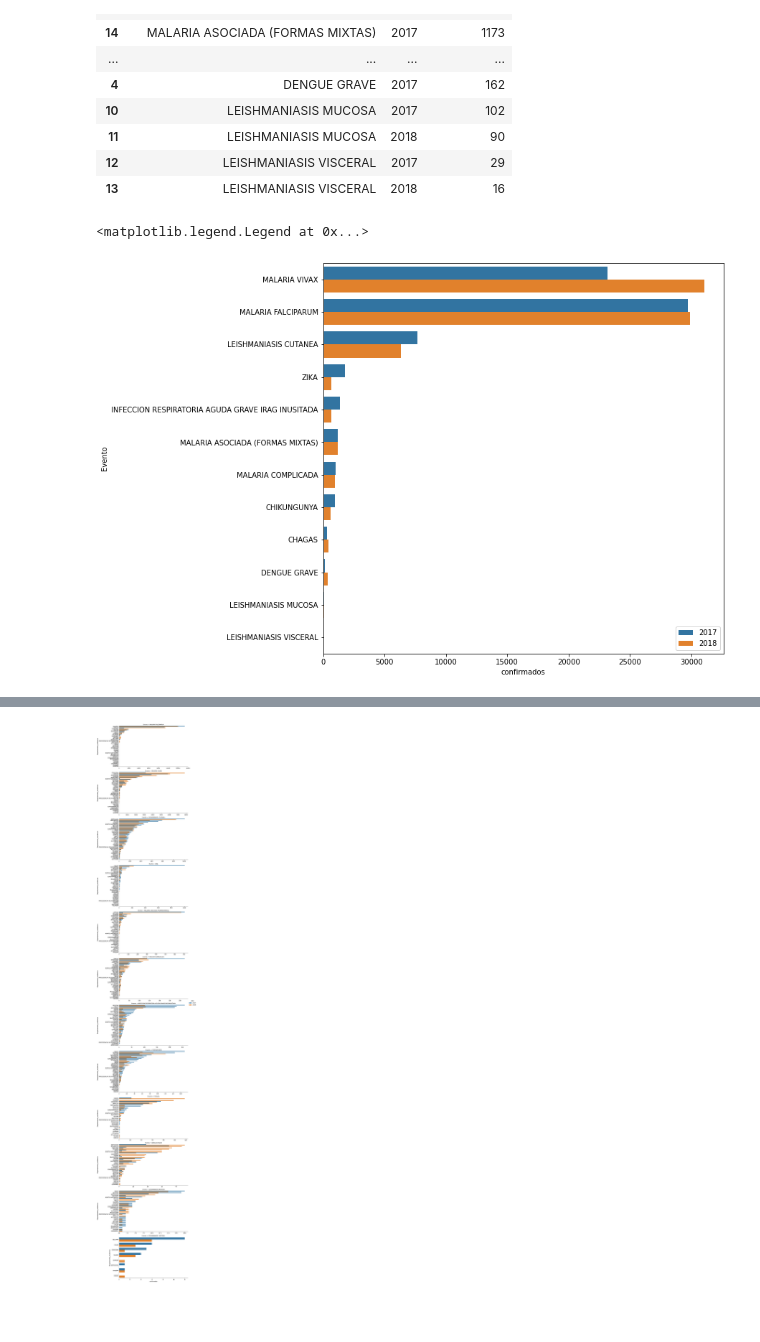
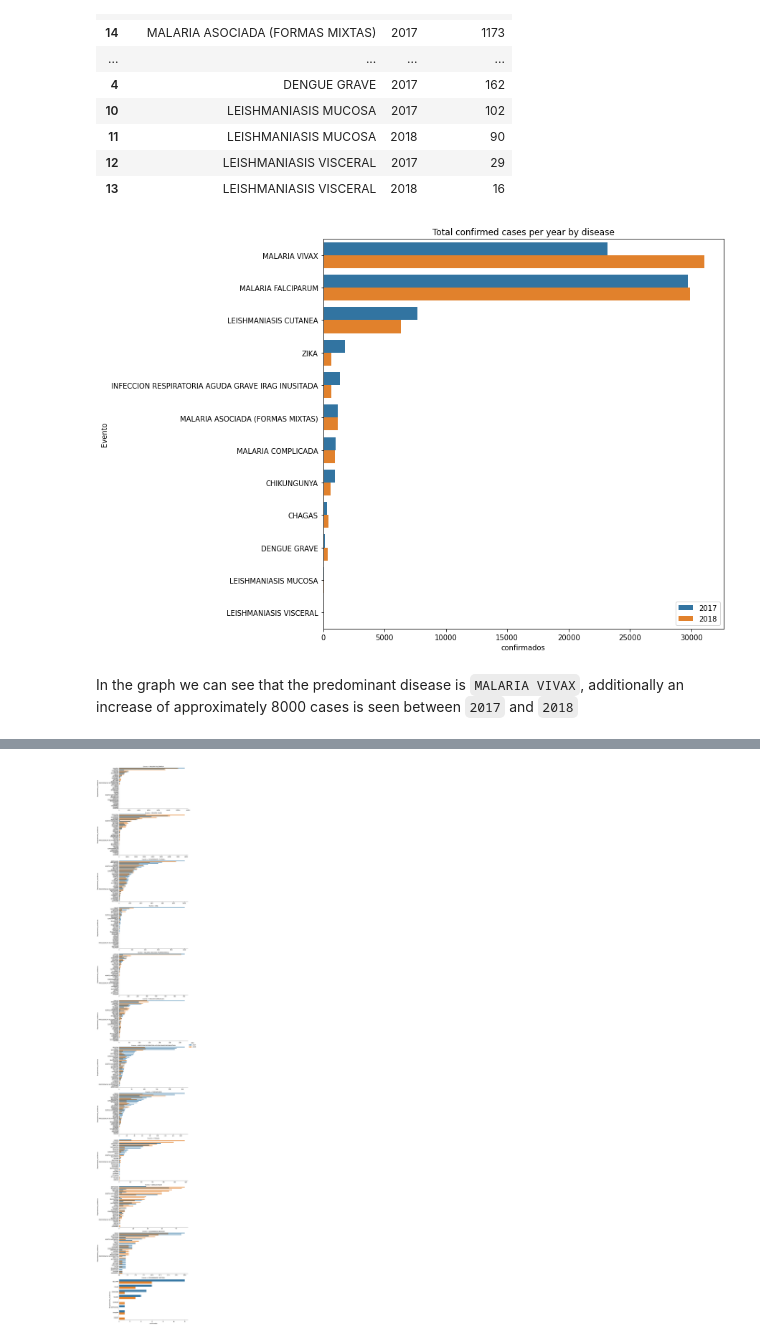
Before and after one commit to Santivg/DS4A-Team14, a Jupyter notebook: notebooks/EDA_sivigila.ipynb, the cells around one changed output, grey strips where cells are left out. Saved outputs shown, nothing was run; the diff lists cells and outputs as text; code cells hidden in the pictures; blank space fills up the shorter version.

```diff
--- a/notebooks/EDA_sivigila.ipynb
+++ b/notebooks/EDA_sivigila.ipynb
@@ -47,8 +67,10 @@ data_group_evento
 # %%
 fig = plt.figure(figsize=(10,10))
 sns.barplot(data=data_group_evento, y="Evento", x="confirmados",hue="ANO")
 plt.legend(loc='lower right')
+plt.title('Total confirmed cases per year by disease');
 # %% [output]
-<matplotlib.legend.Legend at 0x...>
-[figure, old version]
+[figure, new version]
+# %% [markdown]
+In the graph we can see that the predominant disease is `MALARIA VIVAX`, additionally an increase of approximately 8000 cases is seen between `2017` and `2018`
 # %%
```
Also changed, not shown: parts of 5 cells of this notebook.
